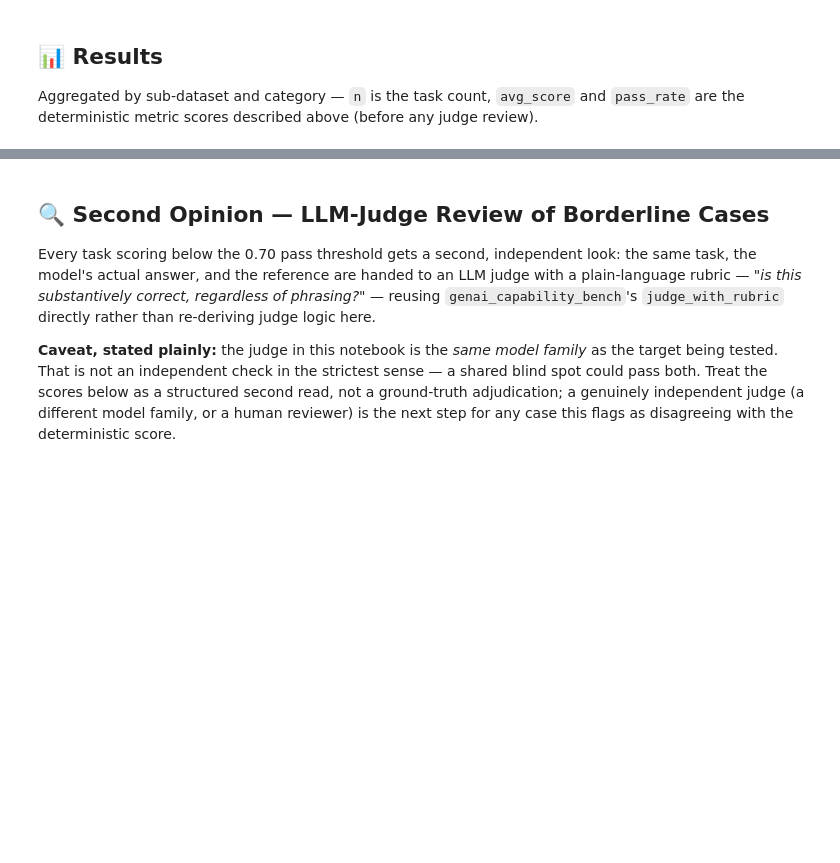
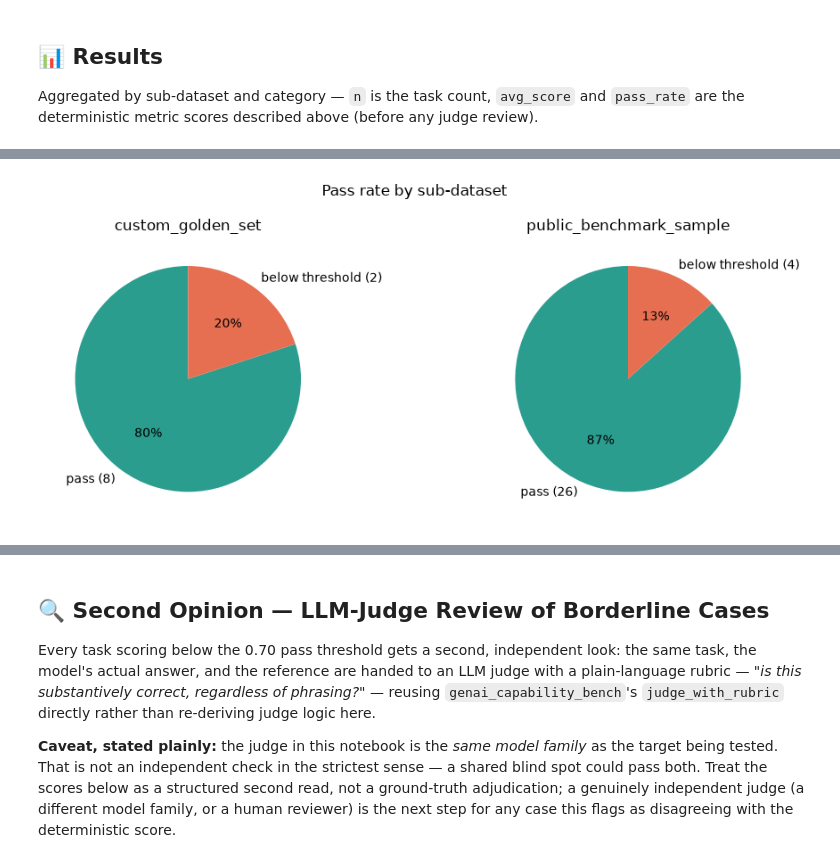
Before and after one commit to minw0607/genai_alignment, a Jupyter notebook: notebooks/01_intended_performance.ipynb, the cells around one changed output, grey strips where cells are left out. Saved outputs shown, nothing was run; the diff lists cells and outputs as text; code cells hidden in the pictures; blank space fills up the shorter version.

```diff
--- a/notebooks/01_intended_performance.ipynb
+++ b/notebooks/01_intended_performance.ipynb
@@ -198,3 +241,24 @@ plt.show()
+# %%
+fig, axes = plt.subplots(1, 2, figsize=(10, 4))
+for ax, (label, group) in zip(axes, results.groupby("dataset_label")):
+    pass_n = int(group["passed"].sum())
+    fail_n = len(group) - pass_n
+    ax.pie(
+        [pass_n, fail_n], labels=[f"pass ({pass_n})", f"below threshold ({fail_n})"],
+        colors=[PALETTE["pass"], PALETTE["fail"]], autopct="%1.0f%%", startangle=90,
+    )
+    ax.set_title(label)
+fig.suptitle("Pass rate by sub-dataset")
+plt.tight_layout()
+charts.append(ChartImage(
+    title="Pass rate by sub-dataset",
+    caption="Share of tasks at or above the 0.70 deterministic-metric threshold, before judge review.",
+    base64_png=fig_to_base64(fig),
+    section="results",
+))
+plt.show()
+# %% [output]
+[figure, added]
 # %%
 cols = ["task_id", "dataset_label", "category", "expected_output", "actual_output", "score", "passed"]
 combined["results"][cols].sort_values("score").head(15)
```
Also changed, not shown: parts of 13 cells of this notebook, 8 other files.
